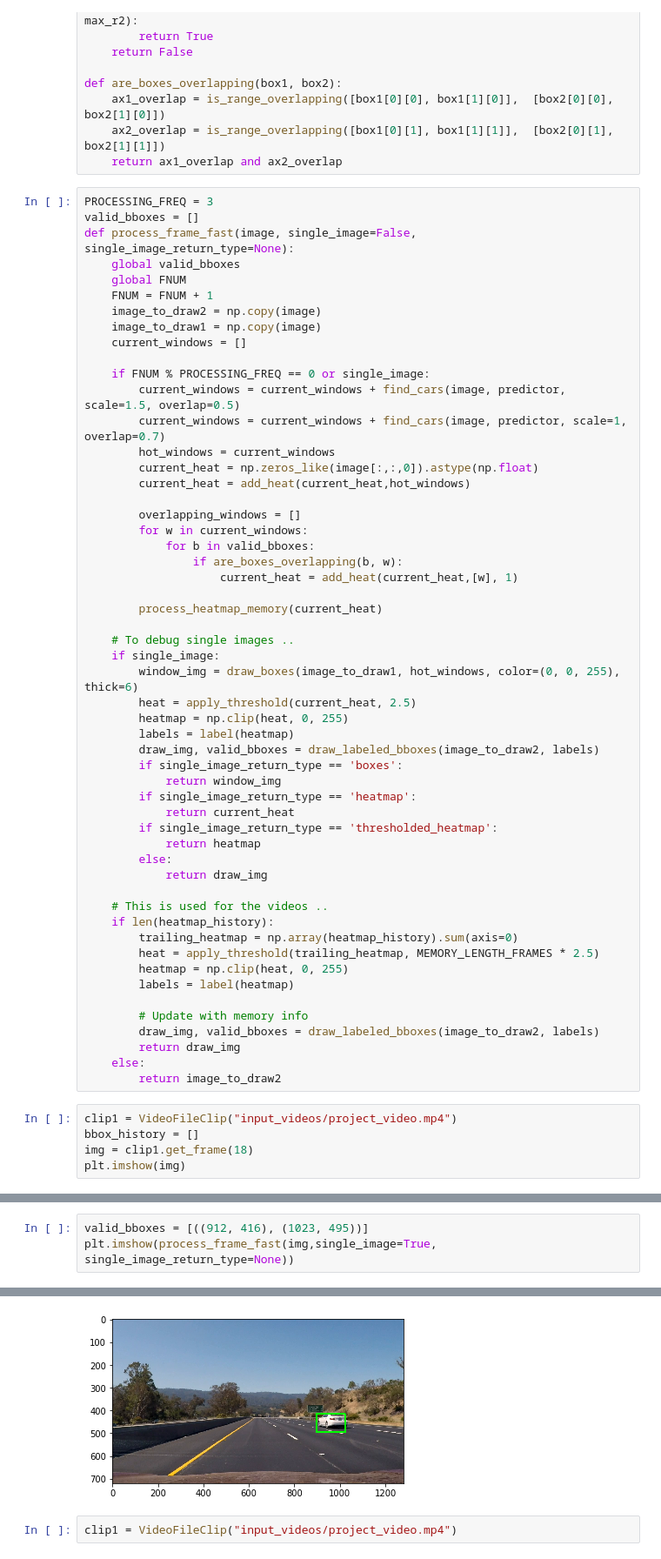
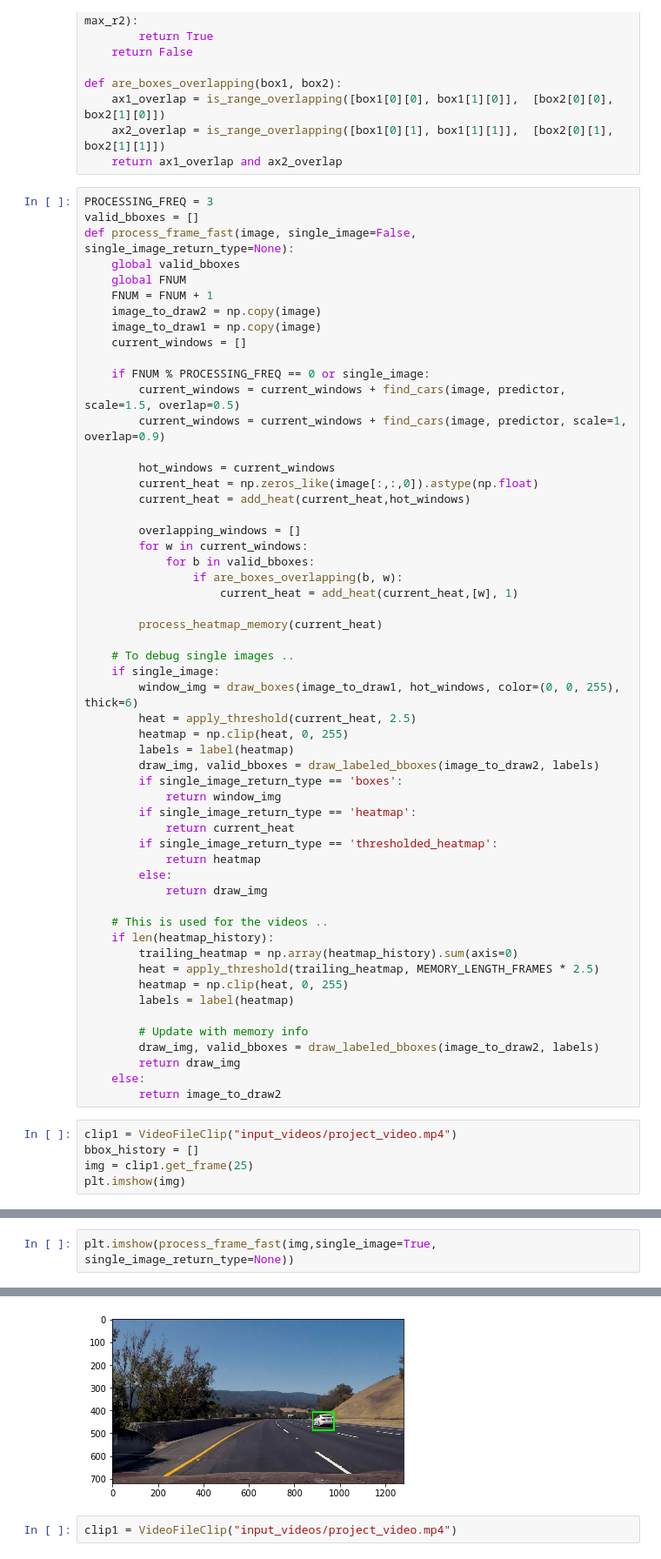
Before and after one commit to krishnakumarselvam/SDCND1-vehicle-detection, a Jupyter notebook: part_2_video_processing.ipynb, the cells around one changed output, grey strips where cells are left out. Shown at 87% size. Drawn from its saved outputs; the diff is of its cells as text.

```diff
--- a/part_2_video_processing.ipynb
+++ b/part_2_video_processing.ipynb
@@ -93,7 +93,8 @@ def process_frame_fast(image, single_image=False, single_image_return_type=None)
 
     if FNUM % PROCESSING_FREQ == 0 or single_image:
         current_windows = current_windows + find_cars(image, predictor, scale=1.5, overlap=0.5)
-        current_windows = current_windows + find_cars(image, predictor, scale=1, overlap=0.7)
+        current_windows = current_windows + find_cars(image, predictor, scale=1, overlap=0.9)
+
         hot_windows = current_windows
         current_heat = np.zeros_like(image[:,:,0]).astype(np.float)
         current_heat = add_heat(current_heat,hot_windows)
@@ -137,7 +138,7 @@ def process_frame_fast(image, single_image=False, single_image_return_type=None)
 # %%
 clip1 = VideoFileClip("input_videos/project_video.mp4")
 bbox_history = []
-img = clip1.get_frame(18)
+img = clip1.get_frame(25)
 plt.imshow(img)
 # %% [output]
 <matplotlib.image.AxesImage at 0x...>
@@ -156,9 +156,8 @@ plt.imshow(process_frame_fast(img,single_image=True, single_image_return_type='h
 # %%
-valid_bboxes = [((912, 416), (1023, 495))]
 plt.imshow(process_frame_fast(img,single_image=True, single_image_return_type=None))
 # %% [output]
 <matplotlib.image.AxesImage at 0x...>
-[figure, old version]
+[figure, new version]
 # %%
 clip1 = VideoFileClip("input_videos/project_video.mp4")
 # %%
```
Also changed, not shown: parts of 4 cells of this notebook, 1 other file.
